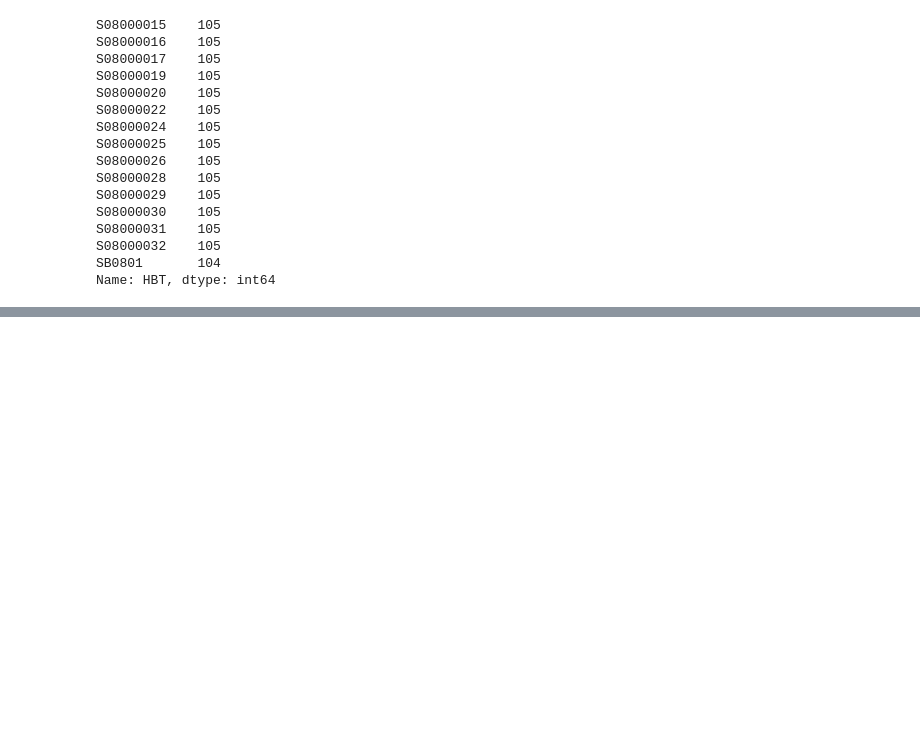
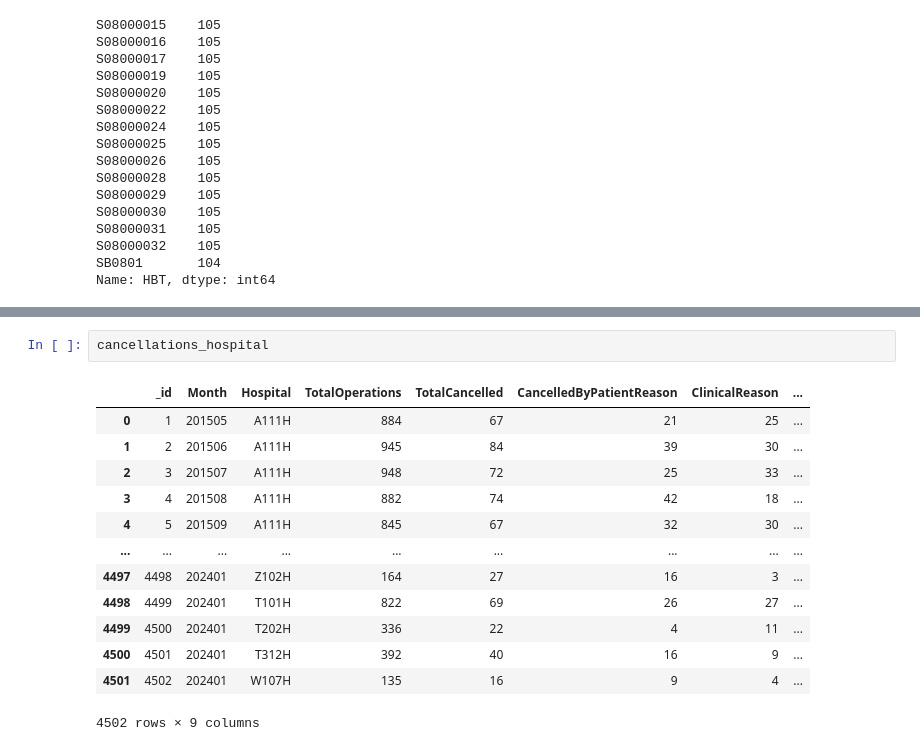
Before and after one commit to brianej/fdscw3, a Jupyter notebook: code.ipynb, the cells around one changed output, grey strips where cells are left out. Saved outputs shown, nothing was run; the diff lists cells and outputs as text; blank space fills up the shorter version.

```diff
--- a/code.ipynb
+++ b/code.ipynb
@@ -188,0 +212,16 @@ Name: HBT, dtype: int64
+# %%
+cancellations_hospital
+# %% [output]
+|  | _id | Month | Hospital | TotalOperations | TotalCancelled | CancelledByPatientReason | ClinicalReason | ... |
+| 0 | 1 | 201505 | A111H | 884 | 67 | 21 | 25 | ... |
+| 1 | 2 | 201506 | A111H | 945 | 84 | 39 | 30 | ... |
+| 2 | 3 | 201507 | A111H | 948 | 72 | 25 | 33 | ... |
+| 3 | 4 | 201508 | A111H | 882 | 74 | 42 | 18 | ... |
+| 4 | 5 | 201509 | A111H | 845 | 67 | 32 | 30 | ... |
+| ... | ... | ... | ... | ... | ... | ... | ... | ... |
+| 4497 | 4498 | 202401 | Z102H | 164 | 27 | 16 | 3 | ... |
+| 4498 | 4499 | 202401 | T101H | 822 | 69 | 26 | 27 | ... |
+| 4499 | 4500 | 202401 | T202H | 336 | 22 | 4 | 11 | ... |
+| 4500 | 4501 | 202401 | T312H | 392 | 40 | 16 | 9 | ... |
+| 4501 | 4502 | 202401 | W107H | 135 | 16 | 9 | 4 | ... |
+4502 rows × 9 columns
```
Also changed, not shown: parts of 6 cells of this notebook.
